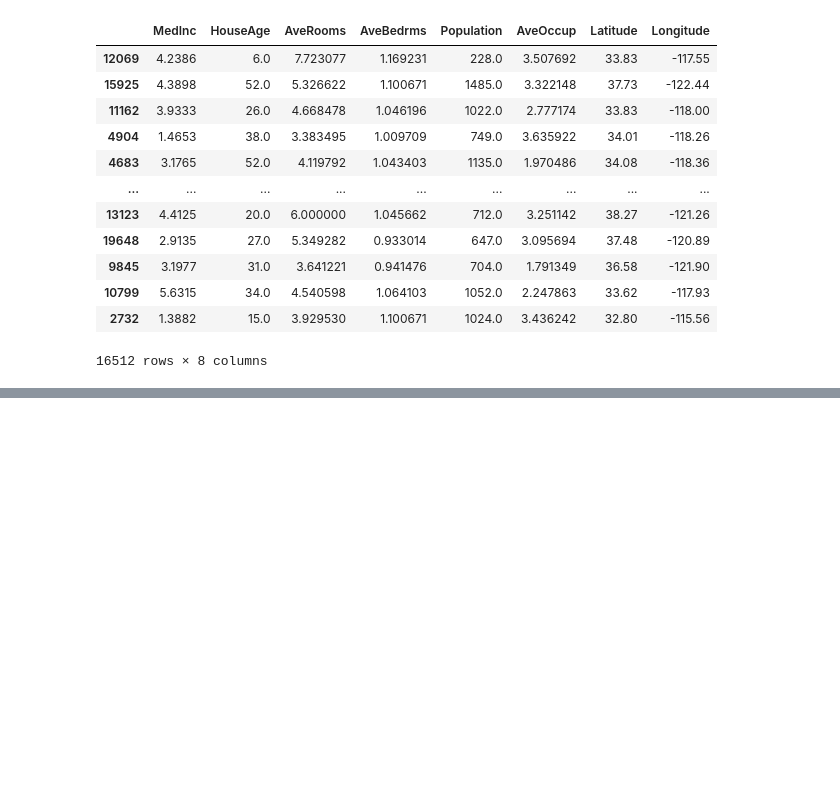
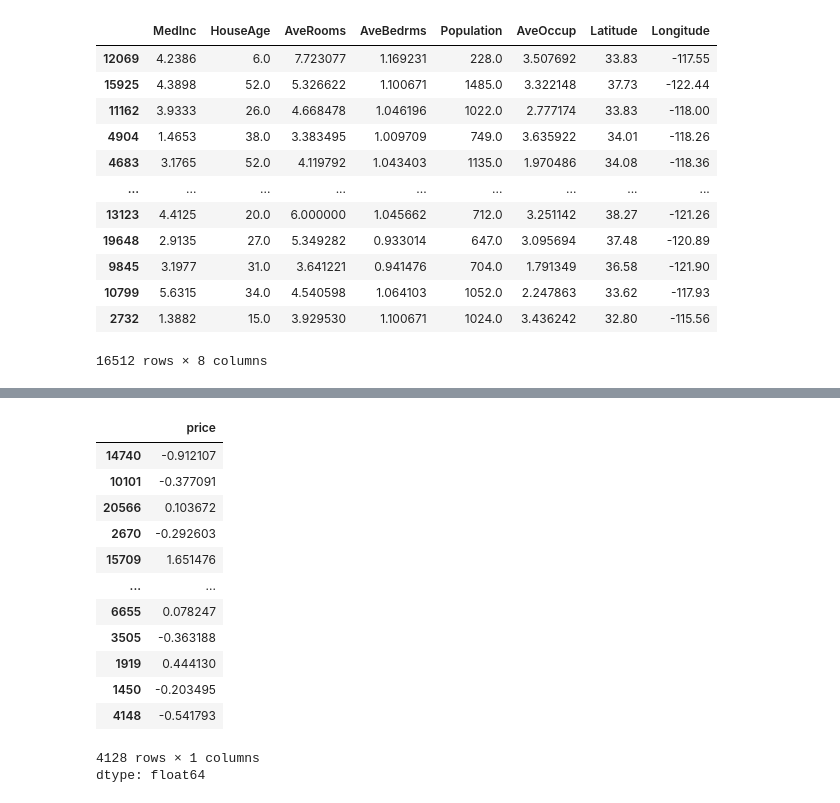
Before and after one commit to vineethreddy56/california_housing_data, a Jupyter notebook: california_housing_data.ipynb, the cells around one changed output, grey strips where cells are left out. Cells and saved outputs as stored; diff of their text form; code cells hidden in the pictures; blank space fills up the shorter version.

```diff
--- a/california_housing_data.ipynb
+++ b/california_housing_data.ipynb
@@ -248,0 +286,18 @@ X_test,X_train
+# %%
+residuals=Y_test-reg_predict
+residuals
+# %% [output]
+|  | price |
+| 14740 | -0.912107 |
+| 10101 | -0.377091 |
+| 20566 | 0.103672 |
+| 2670 | -0.292603 |
+| 15709 | 1.651476 |
+| ... | ... |
+| 6655 | 0.078247 |
+| 3505 | -0.363188 |
+| 1919 | 0.444130 |
+| 1450 | -0.203495 |
+| 4148 | -0.541793 |
+4128 rows × 1 columns
+dtype: float64
```
Also changed, not shown: parts of 21 cells of this notebook.
